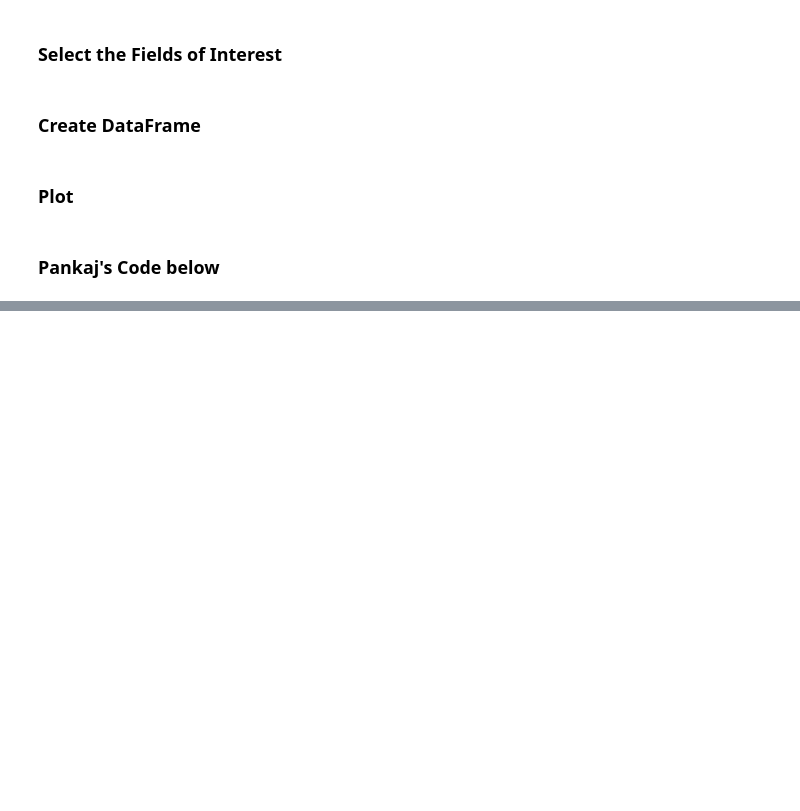
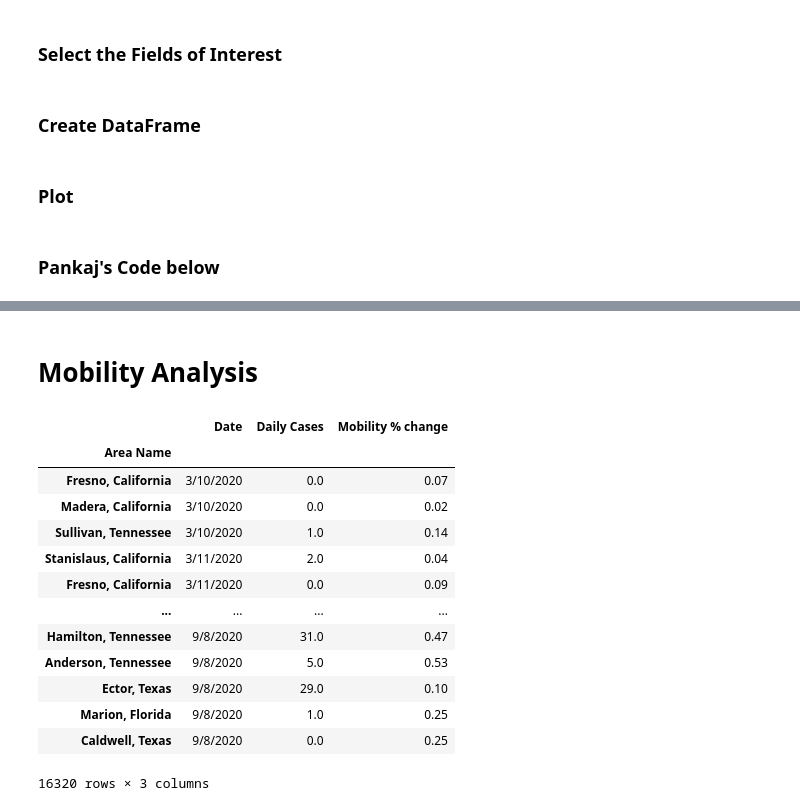
Before and after one commit to Pankaj-gh/Rice-Project-1-G11, a Jupyter notebook: main_script.ipynb, the cells around one changed output, grey strips where cells are left out. Drawn from its saved outputs; the diff is of its cells as text; code cells hidden in the pictures; blank space fills up the shorter version.

```diff
--- a/main_script.ipynb
+++ b/main_script.ipynb
@@ -562,3 +400,29 @@ marker_layer=gmaps.marker_layer(locations,info_box_content=covid_info)
 fig.add_layer(marker_layer)
 # %%
 fig
+# %% [markdown]
+# Mobility Analysis
+# %%
+#import mobility data
+file_path = os.path.join("Resources","mobility_cases_by_area.csv")
+
+df_mobility = pd.read_csv(file_path, index_col="Area Name")
+
+df_mobility = df_mobility.sort_values("Date", ascending=True, inplace=False)
+df_mobility=df_mobility.dropna()
+df_mobility
+# %% [output]
+|  | Date | Daily Cases | Mobility % change |
+| Area Name |  |  |  |
+| Fresno, California | 3/10/2020 | 0.0 | 0.07 |
+| Madera, California | 3/10/2020 | 0.0 | 0.02 |
+| Sullivan, Tennessee | 3/10/2020 | 1.0 | 0.14 |
+| Stanislaus, California | 3/11/2020 | 2.0 | 0.04 |
+| Fresno, California | 3/11/2020 | 0.0 | 0.09 |
+| ... | ... | ... | ... |
+| Hamilton, Tennessee | 9/8/2020 | 31.0 | 0.47 |
+| Anderson, Tennessee | 9/8/2020 | 5.0 | 0.53 |
+| Ector, Texas | 9/8/2020 | 29.0 | 0.10 |
+| Marion, Florida | 9/8/2020 | 1.0 | 0.25 |
+| Caldwell, Texas | 9/8/2020 | 0.0 | 0.25 |
+16320 rows × 3 columns
```
Also changed, not shown: parts of 54 cells of this notebook, 3 other files.
